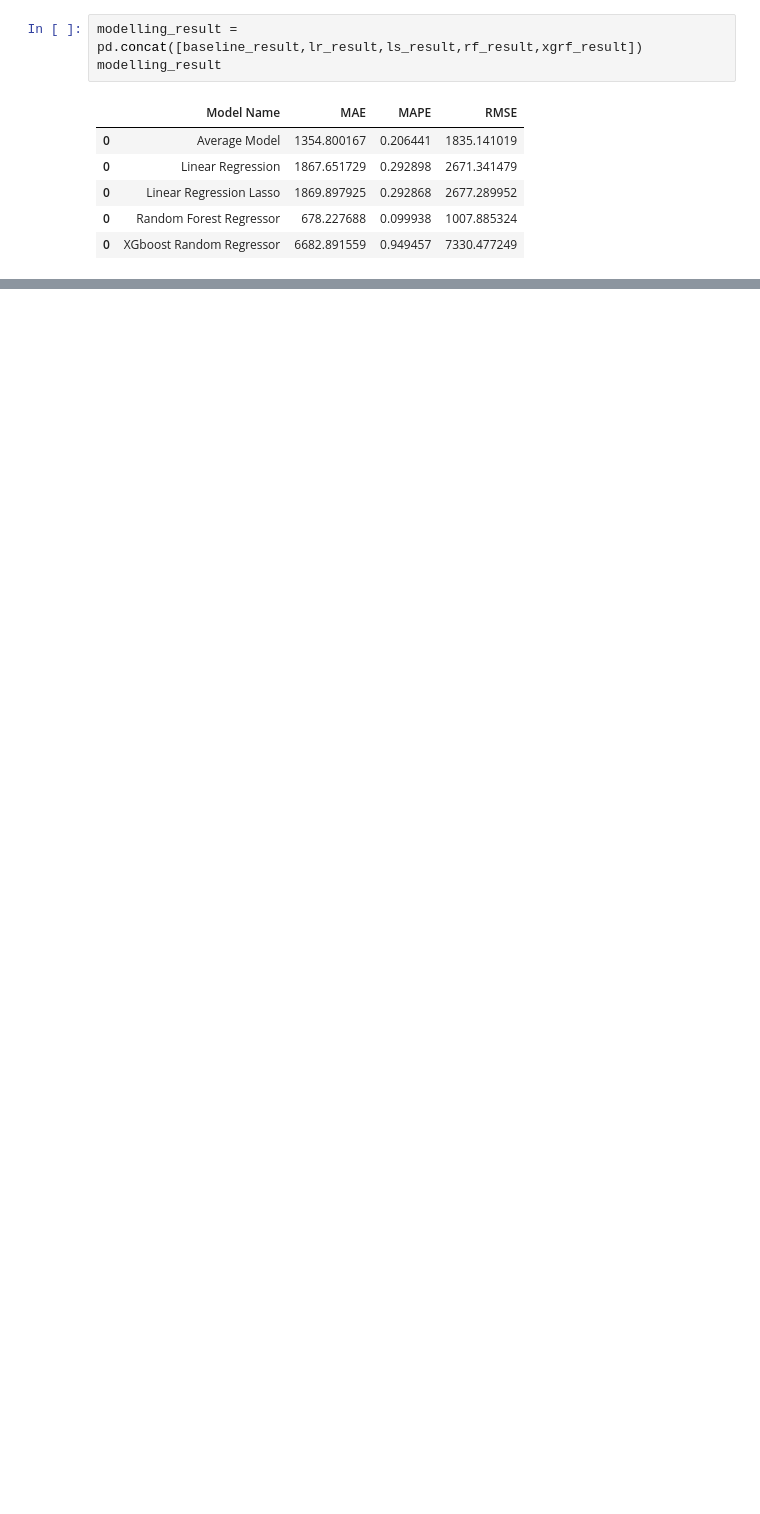
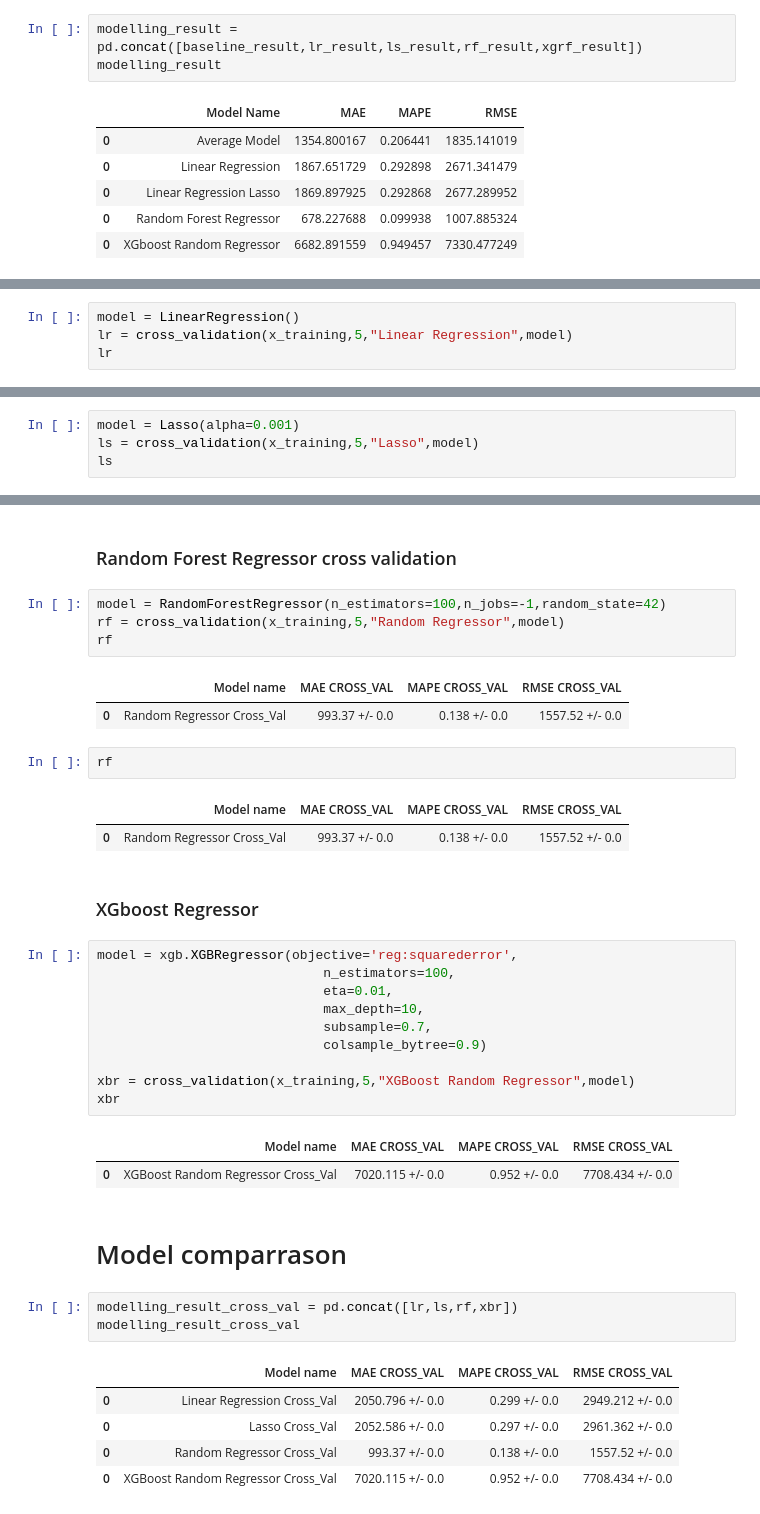
Before and after one commit to lavinomenezes/Ds_em_producao, a Jupyter notebook: Ds_em_producao_06_machine_learning.ipynb, the cells around one changed output, grey strips where cells are left out. Drawn from its saved outputs; the diff is of its cells as text; blank space fills up the shorter version.

Commit message:
cross_validation

```diff
--- a/Ds_em_producao_06_machine_learning.ipynb
+++ b/Ds_em_producao_06_machine_learning.ipynb
@@ -215,0 +267,4 @@ modelling_result
+# %%
+model = LinearRegression()
+lr = cross_validation(x_training,5,"Linear Regression",model)
+lr
@@ -215,0 +276,4 @@ modelling_result
+# %%
+model = Lasso(alpha=0.001)
+ls = cross_validation(x_training,5,"Lasso",model)
+ls
@@ -215,0 +283,40 @@ modelling_result
+# %% [markdown]
+### Random Forest Regressor cross validation
+# %%
+model = RandomForestRegressor(n_estimators=100,n_jobs=-1,random_state=42)
+rf = cross_validation(x_training,5,"Random Regressor",model)
+rf
+# %% [output]
+|  | Model name | MAE CROSS_VAL | MAPE CROSS_VAL | RMSE CROSS_VAL |
+| 0 | Random Regressor Cross_Val | 993.37 +/- 0.0 | 0.138 +/- 0.0 | 1557.52 +/- 0.0 |
+# %%
+rf
+# %% [output]
+|  | Model name | MAE CROSS_VAL | MAPE CROSS_VAL | RMSE CROSS_VAL |
+| 0 | Random Regressor Cross_Val | 993.37 +/- 0.0 | 0.138 +/- 0.0 | 1557.52 +/- 0.0 |
+# %% [markdown]
+### XGboost Regressor
+# %%
+model = xgb.XGBRegressor(objective='reg:squarederror',
+                             n_estimators=100,
+                             eta=0.01,
+                             max_depth=10,
+                             subsample=0.7,
+                             colsample_bytree=0.9)
+
+xbr = cross_validation(x_training,5,"XGBoost Random Regressor",model)
+xbr
+# %% [output]
+|  | Model name | MAE CROSS_VAL | MAPE CROSS_VAL | RMSE CROSS_VAL |
+| 0 | XGBoost Random Regressor Cross_Val | 7020.115 +/- 0.0 | 0.952 +/- 0.0 | 7708.434 +/- 0.0 |
+# %% [markdown]
+# Model comparrason
+# %%
+modelling_result_cross_val = pd.concat([lr,ls,rf,xbr])
+modelling_result_cross_val
+# %% [output]
+|  | Model name | MAE CROSS_VAL | MAPE CROSS_VAL | RMSE CROSS_VAL |
+| 0 | Linear Regression Cross_Val | 2050.796 +/- 0.0 | 0.299 +/- 0.0 | 2949.212 +/- 0.0 |
+| 0 | Lasso Cross_Val | 2052.586 +/- 0.0 | 0.297 +/- 0.0 | 2961.362 +/- 0.0 |
+| 0 | Random Regressor Cross_Val | 993.37 +/- 0.0 | 0.138 +/- 0.0 | 1557.52 +/- 0.0 |
+| 0 | XGBoost Random Regressor Cross_Val | 7020.115 +/- 0.0 | 0.952 +/- 0.0 | 7708.434 +/- 0.0 |
```
Also changed, not shown: parts of 21 cells of this notebook.
